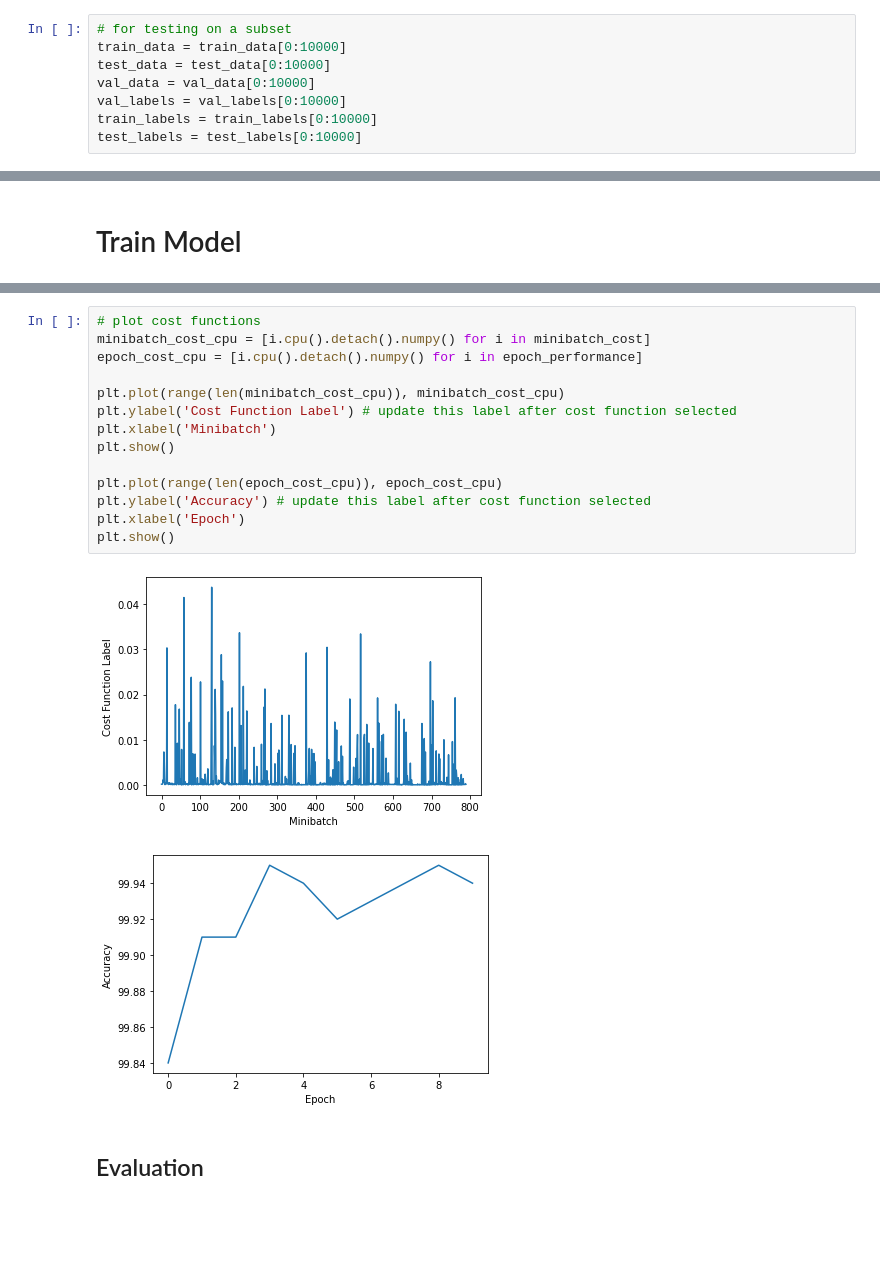
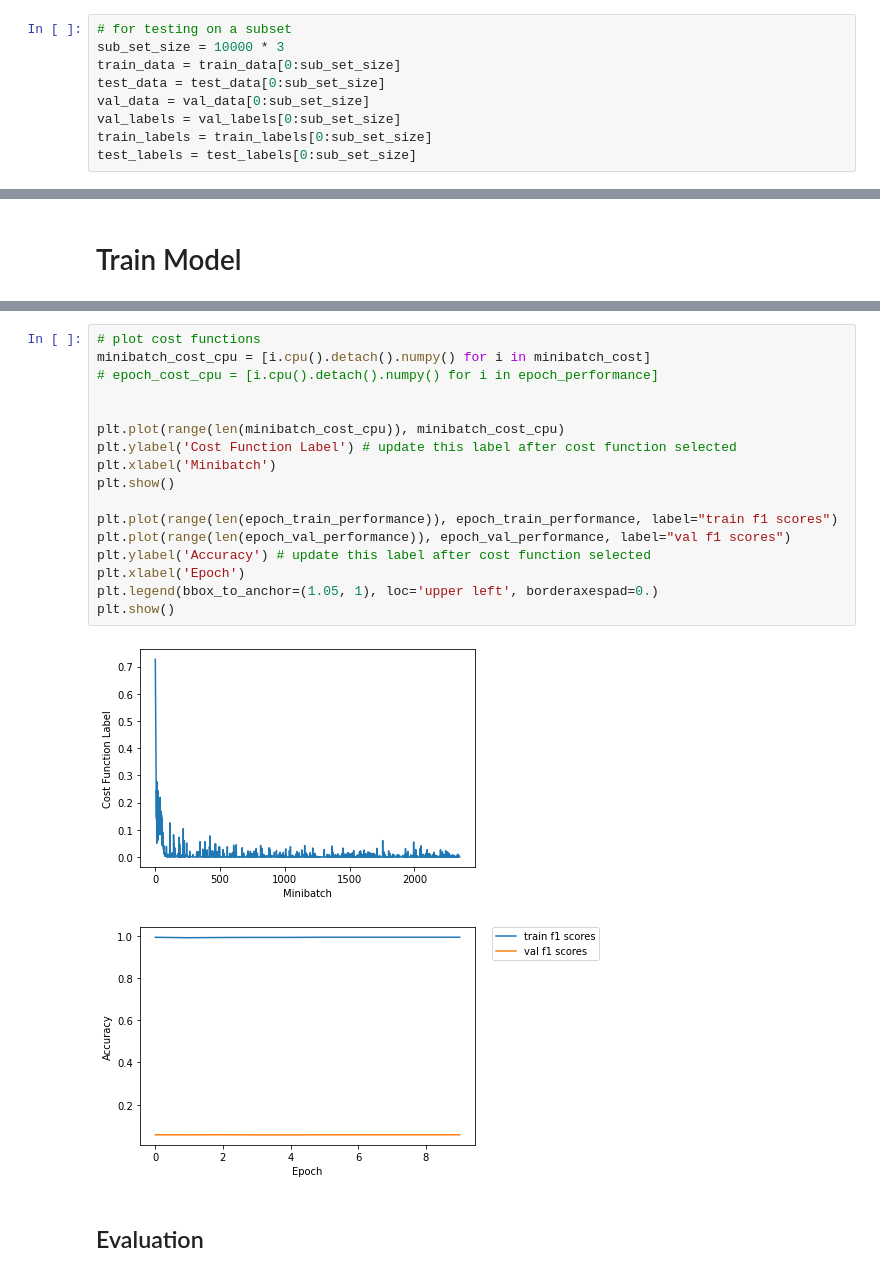
Before and after one commit to WraySmith/log-anomaly, a Jupyter notebook: model/anomaly_nn.ipynb, the cells around one changed output, grey strips where cells are left out. Cells and saved outputs as stored; diff of their text form; blank space fills up the shorter version.

Commit message:
update plot

```diff
--- a/model/anomaly_nn.ipynb
+++ b/model/anomaly_nn.ipynb
@@ -79,12 +79,13 @@ val_labels = read_val_labels['Label'] == 'Anomaly'
 val_labels = val_labels.astype(int) # may not make sense to have an an int
 # %%
 # for testing on a subset
-train_data = train_data[0:10000]
-test_data = test_data[0:10000]
-val_data = val_data[0:10000]
-val_labels = val_labels[0:10000]
-train_labels = train_labels[0:10000]
-test_labels = test_labels[0:10000]
+sub_set_size = 10000 * 3
+train_data = train_data[0:sub_set_size]
+test_data = test_data[0:sub_set_size]
+val_data = val_data[0:sub_set_size]
+val_labels = val_labels[0:sub_set_size]
+train_labels = train_labels[0:sub_set_size]
+test_labels = test_labels[0:sub_set_size]
 # %%
 data_dims = (train_data[1], train_data[2])
 print(train_data.shape)
@@ -398,20 +418,23 @@ Total Training Time: 0.67 min
 # %%
 # plot cost functions
 minibatch_cost_cpu = [i.cpu().detach().numpy() for i in minibatch_cost]
-epoch_cost_cpu = [i.cpu().detach().numpy() for i in epoch_performance]
+# epoch_cost_cpu = [i.cpu().detach().numpy() for i in epoch_performance]
+
 
 plt.plot(range(len(minibatch_cost_cpu)), minibatch_cost_cpu)
 plt.ylabel('Cost Function Label') # update this label after cost function selected
 plt.xlabel('Minibatch')
 plt.show()
 
-plt.plot(range(len(epoch_cost_cpu)), epoch_cost_cpu)
+plt.plot(range(len(epoch_train_performance)), epoch_train_performance, label="train f1 scores")
+plt.plot(range(len(epoch_val_performance)), epoch_val_performance, label="val f1 scores")
 plt.ylabel('Accuracy') # update this label after cost function selected
 plt.xlabel('Epoch')
+plt.legend(bbox_to_anchor=(1.05, 1), loc='upper left', borderaxespad=0.)
 plt.show()
 # %% [output]
-[figure, old version]
+[figure, new version]
-[figure, old version]
+[figure, new version]
 # %% [markdown]
 ## Evaluation
 # %%
```
Also changed, not shown: parts of 14 cells of this notebook.
